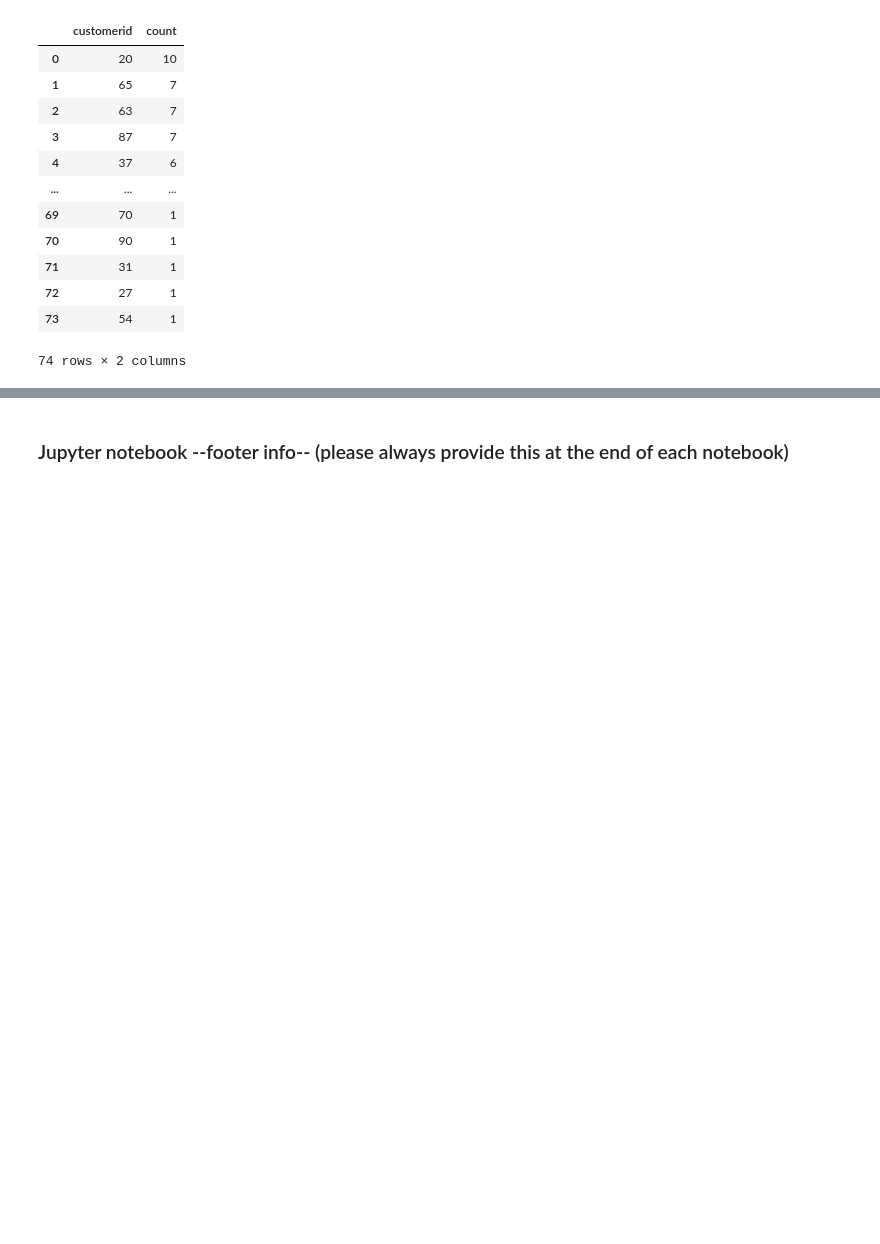
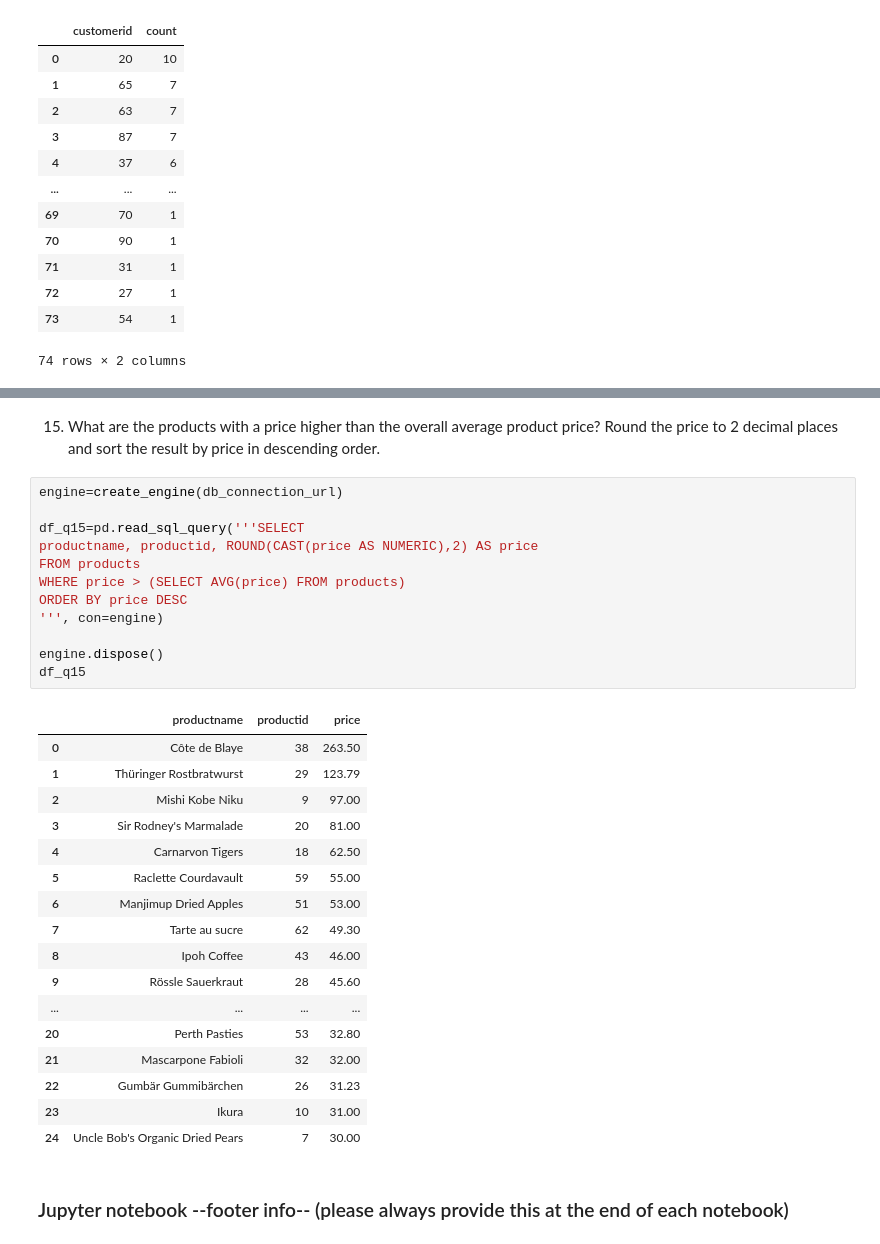
Before and after one commit to Ruzica12344/python_postgresql_pgadmin, a Jupyter notebook: postgres_northwind_data.ipynb, the cells around one changed output, grey strips where cells are left out. Drawn from its saved outputs; the diff is of its cells as text; blank space fills up the shorter version.

```diff
--- a/postgres_northwind_data.ipynb
+++ b/postgres_northwind_data.ipynb
@@ -326,3 +631,36 @@ df_q3
+# %% [markdown]
+15. What are the products with a price higher than the overall average product price?
+    Round the price to 2 decimal places and sort the result by price in descending order.
+# %%
+engine=create_engine(db_connection_url)
+
+df_q15=pd.read_sql_query('''SELECT
+productname, productid, ROUND(CAST(price AS NUMERIC),2) AS price
+FROM products
+WHERE price > (SELECT AVG(price) FROM products)
+ORDER BY price DESC
+''', con=engine)
+
+engine.dispose()
+df_q15
+# %% [output]
+|  | productname | productid | price |
+| 0 | Côte de Blaye | 38 | 263.50 |
+| 1 | Thüringer Rostbratwurst | 29 | 123.79 |
+| 2 | Mishi Kobe Niku | 9 | 97.00 |
+| 3 | Sir Rodney's Marmalade | 20 | 81.00 |
+| 4 | Carnarvon Tigers | 18 | 62.50 |
+| 5 | Raclette Courdavault | 59 | 55.00 |
+| 6 | Manjimup Dried Apples | 51 | 53.00 |
+| 7 | Tarte au sucre | 62 | 49.30 |
+| 8 | Ipoh Coffee | 43 | 46.00 |
+| 9 | Rössle Sauerkraut | 28 | 45.60 |
+| ... | ... | ... | ... |
+| 20 | Perth Pasties | 53 | 32.80 |
+| 21 | Mascarpone Fabioli | 32 | 32.00 |
+| 22 | Gumbär Gummibärchen | 26 | 31.23 |
+| 23 | Ikura | 10 | 31.00 |
+| 24 | Uncle Bob's Organic Dried Pears | 7 | 30.00 |
 # %% [markdown]
 ### Jupyter notebook --footer info-- (please always provide this at the end of each notebook)
 # %%
```
Also changed, not shown: parts of 25 cells of this notebook.
